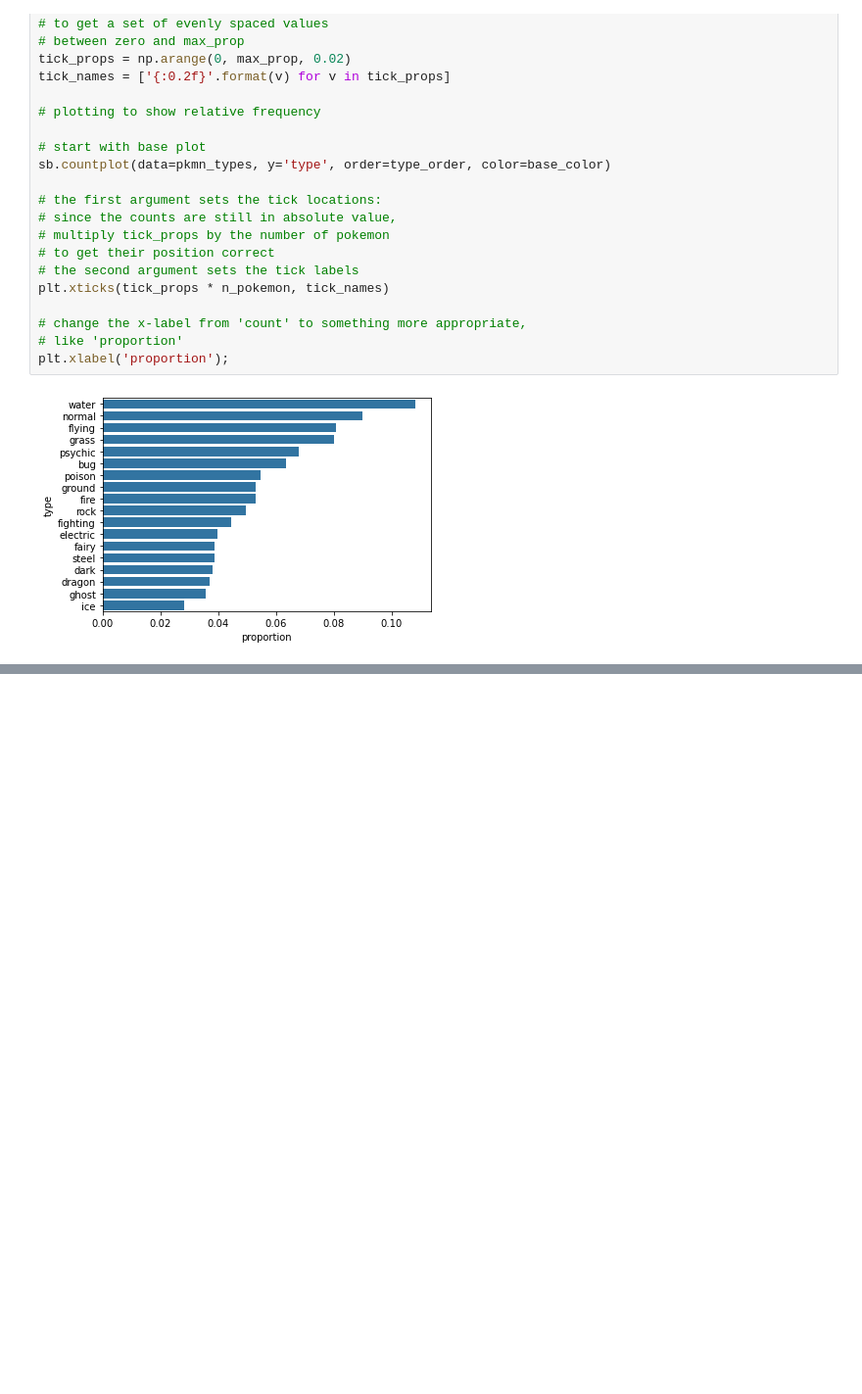
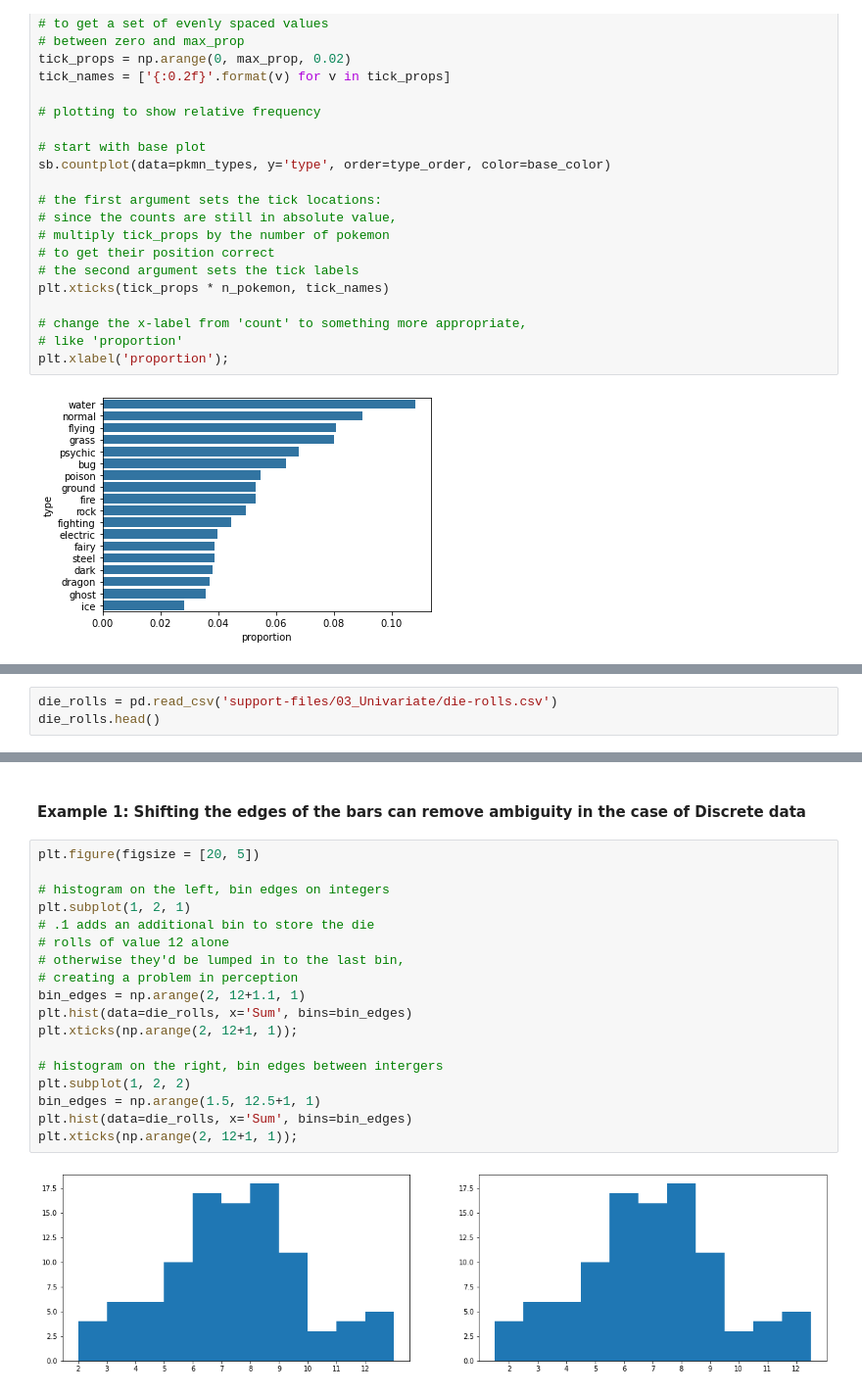
Before and after one commit to tharcyla/data-visualization, a Jupyter notebook: 03_Univariate-Exploration-of-Data.ipynb, the cells around one changed output, grey strips where cells are left out. Shown: that part at 98% size. Saved outputs shown, nothing was run; the diff lists cells and outputs as text; blank space fills up the shorter version.

```diff
--- a/03_Univariate-Exploration-of-Data.ipynb
+++ b/03_Univariate-Exploration-of-Data.ipynb
@@ -797,0 +836,3 @@ Finally, `plt.subplot(1, 2, 2)` creates a new Axes in the second subplot slot, a
+# %%
+die_rolls = pd.read_csv('support-files/03_Univariate/die-rolls.csv')
+die_rolls.head()
@@ -797,0 +846,22 @@ Finally, `plt.subplot(1, 2, 2)` creates a new Axes in the second subplot slot, a
+# %% [markdown]
+#### Example 1: Shifting the edges of the bars can remove ambiguity in the case of Discrete data
+# %%
+plt.figure(figsize = [20, 5])
+
+# histogram on the left, bin edges on integers
+plt.subplot(1, 2, 1)
+# .1 adds an additional bin to store the die
+# rolls of value 12 alone
+# otherwise they'd be lumped in to the last bin,
+# creating a problem in perception
+bin_edges = np.arange(2, 12+1.1, 1)
+plt.hist(data=die_rolls, x='Sum', bins=bin_edges)
+plt.xticks(np.arange(2, 12+1, 1));
+
+# histogram on the right, bin edges between intergers
+plt.subplot(1, 2, 2)
+bin_edges = np.arange(1.5, 12.5+1, 1)
+plt.hist(data=die_rolls, x='Sum', bins=bin_edges)
+plt.xticks(np.arange(2, 12+1, 1));
+# %% [output]
+[figure, added]
```
Also changed, not shown: parts of 97 cells of this notebook.
